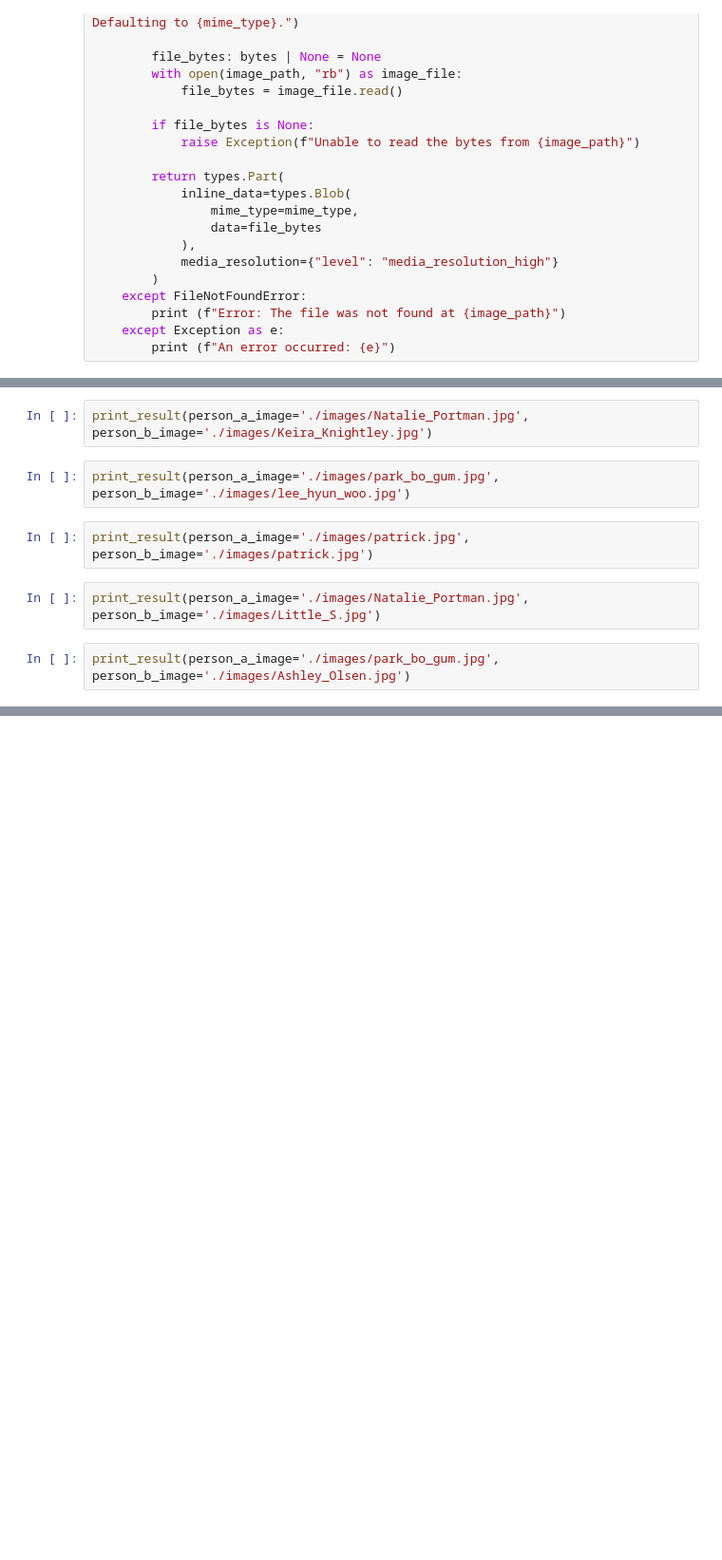
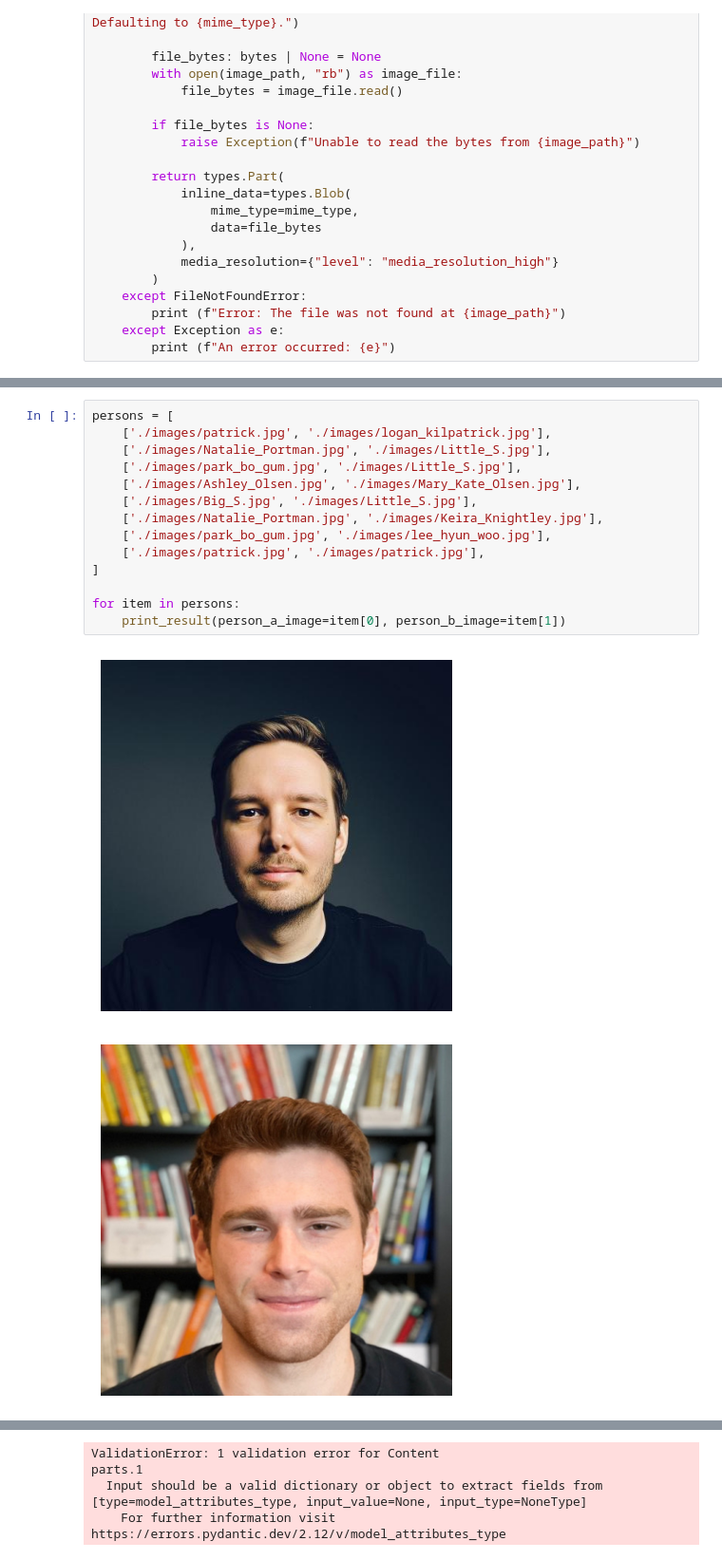
Before and after one commit to railsstudent/my-colab, a Jupyter notebook: gemini3-image-understanding/look-alike.ipynb, the cells around one changed output, grey strips where cells are left out. Shown at 95% size. Saved outputs shown, nothing was run; the diff lists cells and outputs as text; blank space fills up the shorter version.

Commit message:
refactor:  add cases where two persons are dissimilar

```diff
--- a/gemini3-image-understanding/look-alike.ipynb
+++ b/gemini3-image-understanding/look-alike.ipynb
@@ -190,10 +149,17 @@ print_result(person_a_image='./images/Big_S.jpg', person_b_image='./images/Littl
-# %%
-print_result(person_a_image='./images/Natalie_Portman.jpg', person_b_image='./images/Keira_Knightley.jpg')
-# %%
-print_result(person_a_image='./images/park_bo_gum.jpg', person_b_image='./images/lee_hyun_woo.jpg')
-# %%
-print_result(person_a_image='./images/patrick.jpg', person_b_image='./images/patrick.jpg')
-# %%
-print_result(person_a_image='./images/Natalie_Portman.jpg', person_b_image='./images/Little_S.jpg')
-# %%
-print_result(person_a_image='./images/park_bo_gum.jpg', person_b_image='./images/Ashley_Olsen.jpg')
+# %%
+persons = [
+    ['./images/patrick.jpg', './images/logan_kilpatrick.jpg'],
+    ['./images/Natalie_Portman.jpg', './images/Little_S.jpg'],
+    ['./images/park_bo_gum.jpg', './images/Little_S.jpg'],
+    ['./images/Ashley_Olsen.jpg', './images/Mary_Kate_Olsen.jpg'],
+    ['./images/Big_S.jpg', './images/Little_S.jpg'],
+    ['./images/Natalie_Portman.jpg', './images/Keira_Knightley.jpg'],
+    ['./images/park_bo_gum.jpg', './images/lee_hyun_woo.jpg'],
+    ['./images/patrick.jpg', './images/patrick.jpg'],
+]
+
+for item in persons:
+    print_result(person_a_image=item[0], person_b_image=item[1])
+# %% [output]
+[figure, added]
+[figure, added]
@@ -199,0 +177,4 @@ print_result(person_a_image='./images/park_bo_gum.jpg', person_b_image='./images
+ValidationError: 1 validation error for Content
+parts.1
+  Input should be a valid dictionary or object to extract fields from [type=model_attributes_type, input_value=None, input_type=NoneType]
+    For further information visit https://errors.pydantic.dev/2.12/v/model_attributes_type
```
Also changed, not shown: parts of 7 cells of this notebook.
